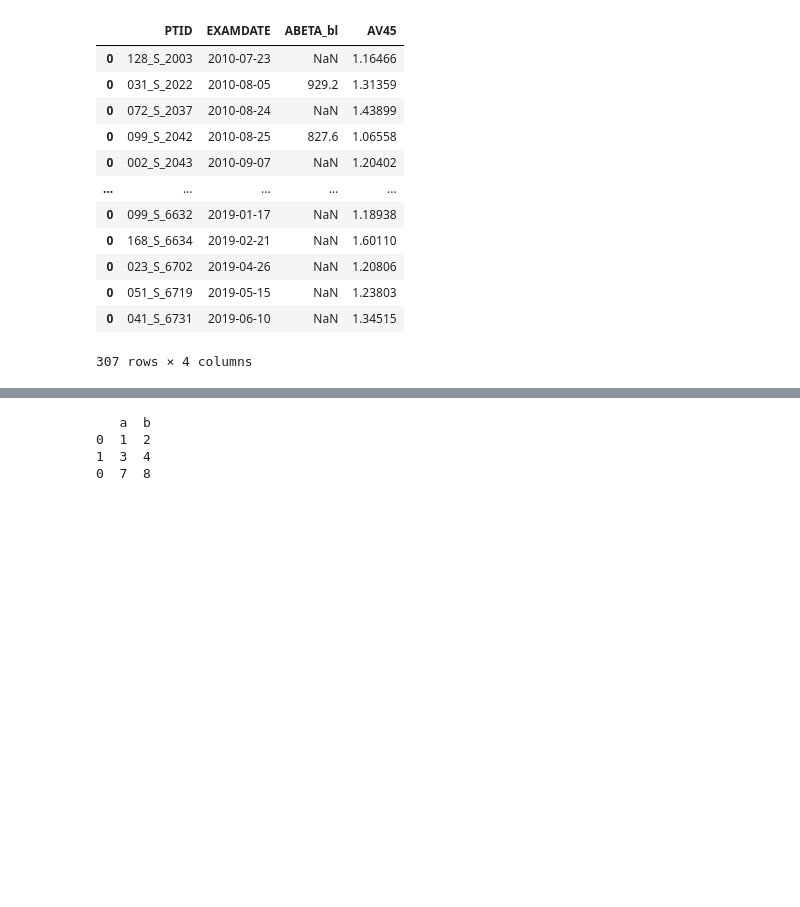
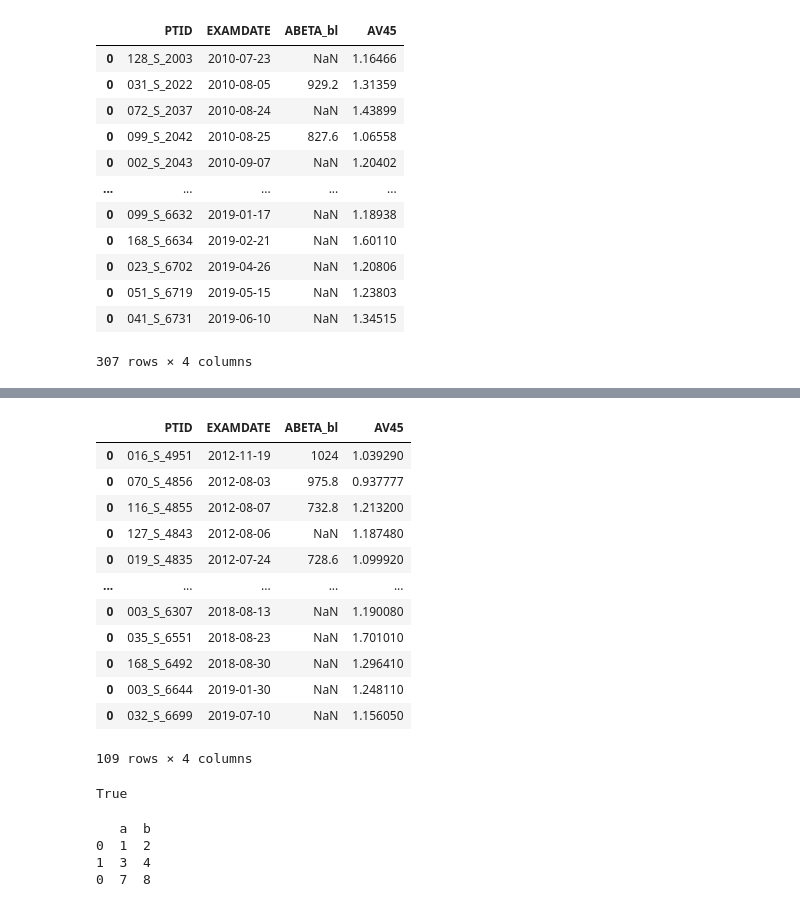
Before and after one commit to ulysses1881826/neuroScript, a Jupyter notebook: makeSpecificPeopleCSV.ipynb, the cells around one changed output, grey strips where cells are left out. Saved outputs shown, nothing was run; the diff lists cells and outputs as text; code cells hidden in the pictures; blank space fills up the shorter version.

```diff
--- a/makeSpecificPeopleCSV.ipynb
+++ b/makeSpecificPeopleCSV.ipynb
@@ -93 +113,16 @@ MCI_amyloid_pos
+# %%
+## dataframe to keep the results
+CN_amyloid_pos = pd.DataFrame(columns=['PTID','EXAMDATE','ABETA_bl','AV45'])
+# %%
+sub_in_CM1 = list(set(list(CM1_data['Subject'])))
+# %%
+port = ['ADNI2','ADNI3','ADNIGO']
+# %%
+for ADNIindex, ADNIrow in ADNIMERGE.iterrows():
+    if ADNIrow['PTID'] in sub_in_CM1 and ADNIrow['VISCODE'] == 'bl' and ADNIrow['ABETA_bl'] != '>1700' and np.float(ADNIrow['ABETA_bl']) < 1100 and ADNIrow['COLPROT'] in port:
+        tempDataframe = pd.DataFrame([[ADNIrow['PTID'],ADNIrow['EXAMDATE'],ADNIrow['ABETA_bl'],ADNIrow['AV45']]],columns=['PTID','EXAMDATE','ABETA_bl','AV45'])
+        CN_amyloid_pos = CN_amyloid_pos.append(tempDataframe)
+    if ADNIrow['PTID'] in sub_in_CM1 and ADNIrow['VISCODE'] == 'bl' and ADNIrow['ABETA_bl'] != '>1700' and math.isnan(np.float(ADNIrow['ABETA_bl'])) and np.float(ADNIrow['AV45']) > 1.11 and ADNIrow['COLPROT'] in port:
+        tempDataframe = pd.DataFrame([[ADNIrow['PTID'],ADNIrow['EXAMDATE'],ADNIrow['ABETA_bl'],ADNIrow['AV45']]],columns=['PTID','EXAMDATE','ABETA_bl','AV45'])
+        CN_amyloid_pos = CN_amyloid_pos.append(tempDataframe)
 # %%
@@ -95,3 +130,23 @@ MCI_amyloid_pos.to_csv('MCI_amyloid_pos.csv',index=False)
+# %%
+CN_amyloid_pos
+# %% [output]
+|  | PTID | EXAMDATE | ABETA_bl | AV45 |
+| 0 | 016_S_4951 | 2012-11-19 | 1024 | 1.039290 |
+| 0 | 070_S_4856 | 2012-08-03 | 975.8 | 0.937777 |
+| 0 | 116_S_4855 | 2012-08-07 | 732.8 | 1.213200 |
+| 0 | 127_S_4843 | 2012-08-06 | NaN | 1.187480 |
+| 0 | 019_S_4835 | 2012-07-24 | 728.6 | 1.099920 |
+| ... | ... | ... | ... | ... |
+| 0 | 003_S_6307 | 2018-08-13 | NaN | 1.190080 |
+| 0 | 035_S_6551 | 2018-08-23 | NaN | 1.701010 |
+| 0 | 168_S_6492 | 2018-08-30 | NaN | 1.296410 |
+| 0 | 003_S_6644 | 2019-01-30 | NaN | 1.248110 |
+| 0 | 032_S_6699 | 2019-07-10 | NaN | 1.156050 |
+109 rows × 4 columns
+# %%
+math.isnan((ADNIMERGE['ABETA_bl'][100]))
+# %% [output]
+True
 # %%
 df = pd.DataFrame([[1, 2], [3, 4]], columns = ['a','b'])
 df2 = pd.DataFrame([[7, 8]], columns = ['a','b'])
```
Also changed, not shown: parts of 11 cells of this notebook, 5 other files.
